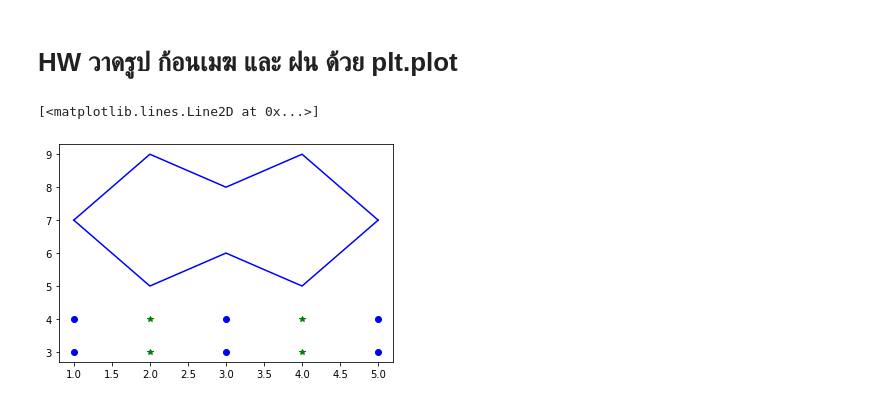
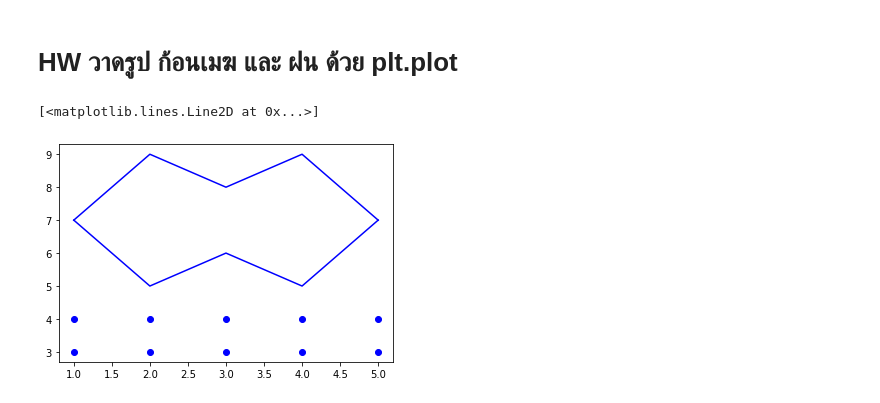
Before and after one commit to ploybongkot/data_viz_2022, a Jupyter notebook: DataViz04_Data_Comparison.ipynb, the cells around one changed output. Cells and saved outputs as stored; diff of their text form; code cells hidden in the pictures.

```diff
--- a/DataViz04_Data_Comparison.ipynb
+++ b/DataViz04_Data_Comparison.ipynb
@@ -160,11 +160,11 @@ plt.ylabel('size (cm)');
 # %%
 plt.plot([1,2,3,4,5],[7,5,6,5,7],'b-')  #ก้อนเมฆ
 plt.plot([1,2,3,4,5],[7,9,8,9,7],'b-')  #ก้อนเมฆ
 plt.plot([1,1],[4,3],'bo') #ฝน
-plt.plot([2,2],[4,3],'g*') #ฝนรูปดาว
+plt.plot([2,2],[4,3],'bo') #ฝน
 plt.plot([3,3],[4,3],'bo') #ฝน
-plt.plot([4,4],[4,3],'g*')  #ฝนรูปดาว
+plt.plot([4,4],[4,3],'bo')  #ฝน
 plt.plot([5,5],[4,3],'bo') #ฝน
 # %% [output]
 [<matplotlib.lines.Line2D at 0x...>]
-[figure, old version]
+[figure, new version]
```
